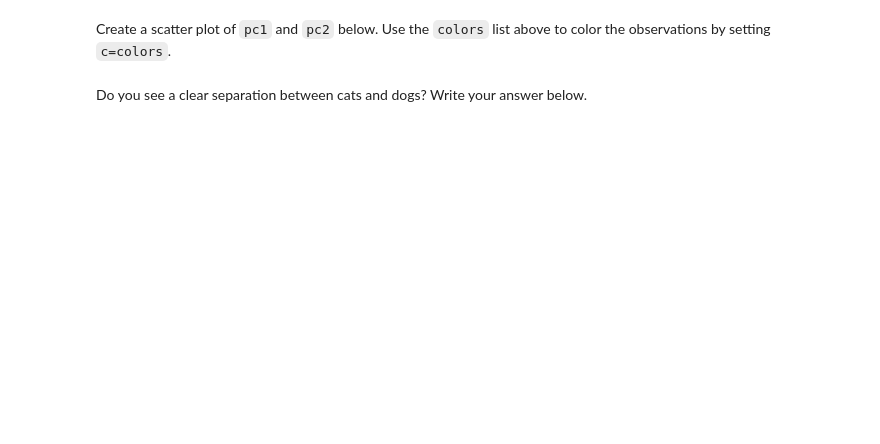
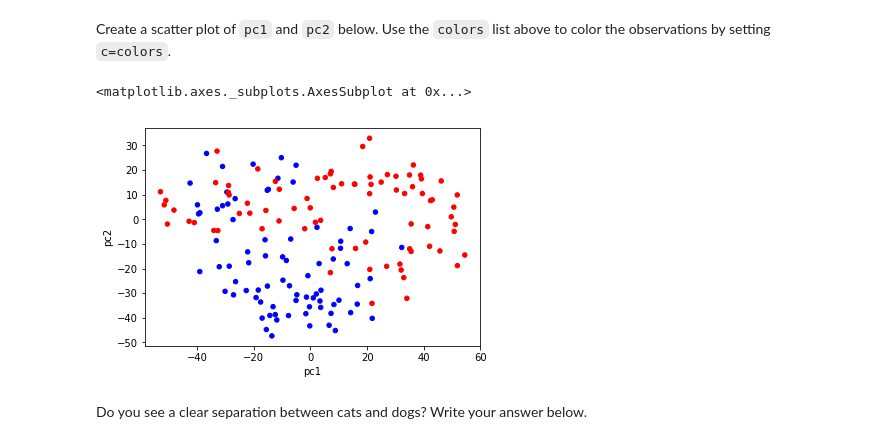
Before and after one commit to ta-datapt-bcn/lab-pca, a Jupyter notebook: your-code/main.ipynb, the cells around one changed output. Saved outputs shown, nothing was run; the diff lists cells and outputs as text; code cells hidden in the pictures; blank space fills up the shorter version.

```diff
--- a/your-code/main.ipynb
+++ b/your-code/main.ipynb
@@ -75,3 +132,5 @@ Load the `PCA` function from `statsmodels` (read about this function [here](http
 Use `numpy` to find to transpose the standardized pet array. This will help us compute the projection.
 # %%
 # Your code here:
+transpose = np.transpose(std_data)
+transpose
@@ -79,3 +152,6 @@ Use `numpy` to find to transpose the standardized pet array. This will help us c
 Find the dot product of the transposed standardized pet matrix and the `factors` of the `PCA` model found above. This will be the projection onto 2 dimensions. This means that each cat and dog image will now only have two columns instead of 4096.
 # %%
 # Your code here:
+
+dim_2 = transpose @ pca.factors
+dim_2
@@ -87,3 +181,6 @@ Now that we have reduced our cats and dogs arrays, we can easily plot the data i
 In the cell below, turn the two dimensional projection into a pandas dataframe and name the columns `pc1`, and `pc2` respectively.
 # %%
 # Your code here:
+
+cat_dogs = pd.DataFrame(dim_2, columns=['pc1', 'pc2'])
+cat_dogs
@@ -91,3 +207,7 @@ In the cell below, turn the two dimensional projection into a pandas dataframe a
 Create a labels list. This list will be of size 160. The first 80 elements in the list will be the word `blue`, and the last 80 elements will be `red`. This will ensure that all dog observations will be colored in blue and all cats will be colored in red. Name this list `colors`.
 # %%
 # Your code here:
+
+colors = ['blue']*80 + ['red']*80
+
+colors
@@ -98,3 +234,14 @@ Create a scatter plot of `pc1` and `pc2` below. Use the `colors` list above to c
+# %%
+# Your code here:
+
+
+import matplotlib.pyplot as plt
+%matplotlib inline
+
+cat_dogs.plot.scatter(x='pc1', y='pc2', c=colors)
+# %% [output]
+<matplotlib.axes._subplots.AxesSubplot at 0x...>
+[figure, added]
 # %% [markdown]
 Do you see a clear separation between cats and dogs? Write your answer below.
 # %%
```
Also changed, not shown: parts of 16 cells of this notebook.
